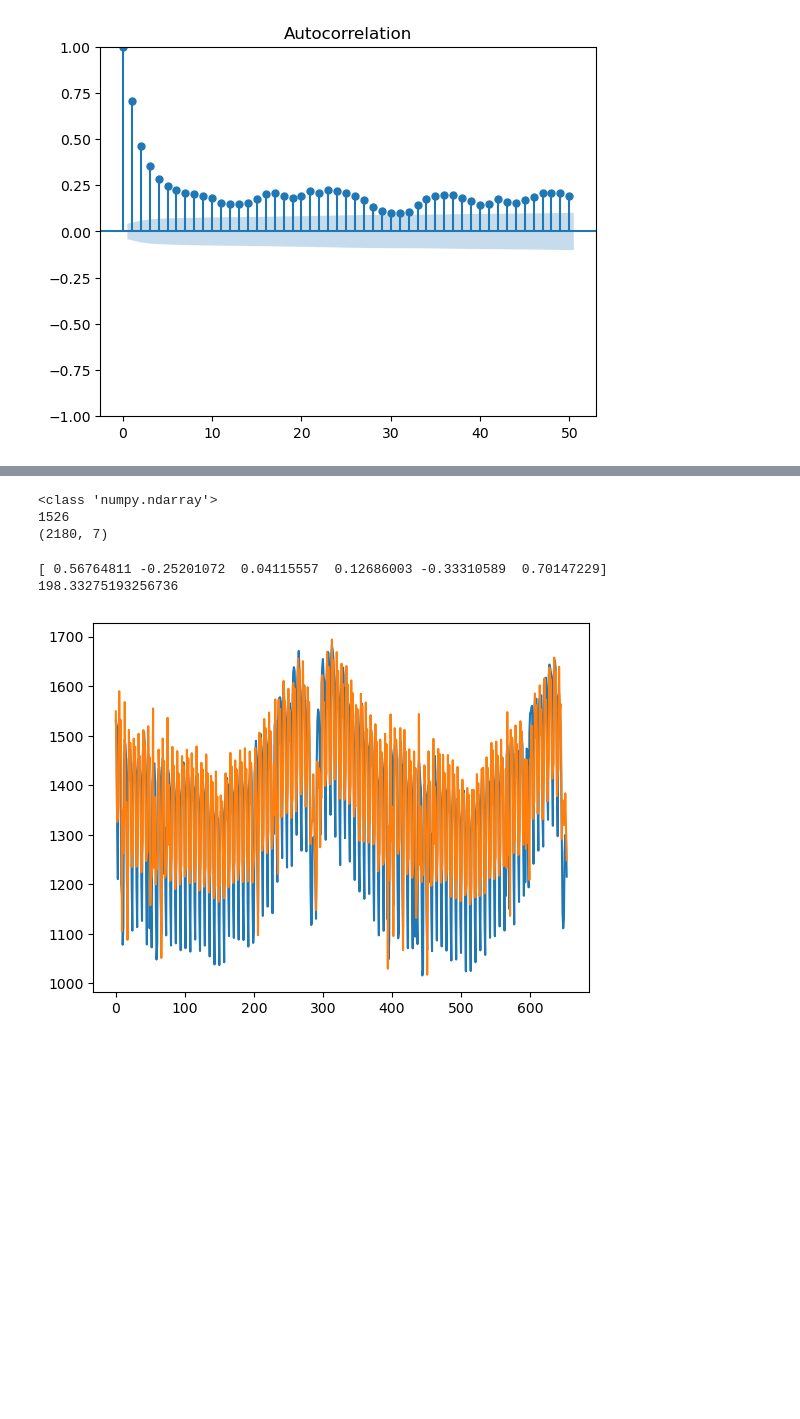
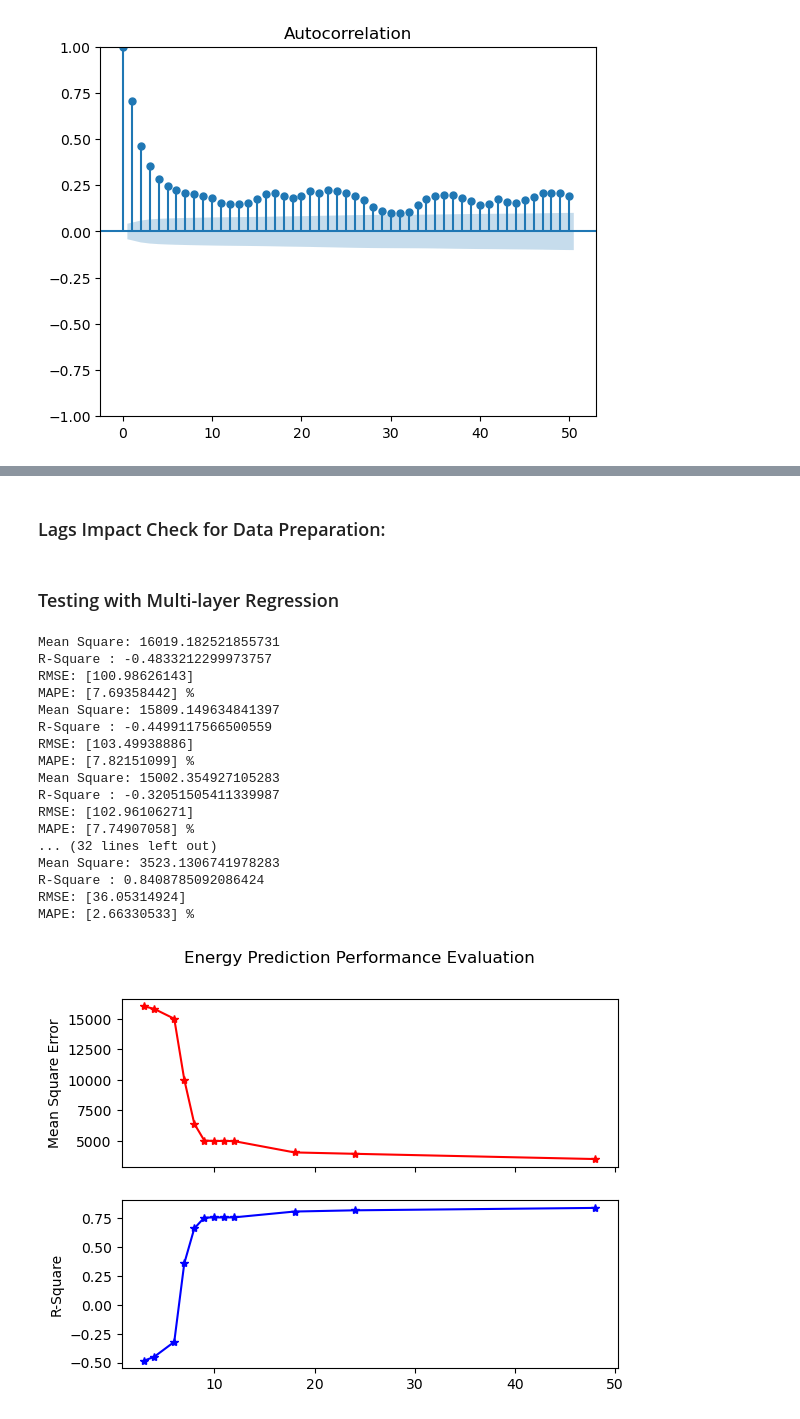
Before and after one commit to krishna0890227/CdeAR, a Jupyter notebook: Forecasting_and_Analysis.ipynb, the cells around one changed output, grey strips where cells are left out. Cells and saved outputs as stored; diff of their text form; code cells hidden in the pictures; blank space fills up the shorter version.

```diff
--- a/Forecasting_and_Analysis.ipynb
+++ b/Forecasting_and_Analysis.ipynb
@@ -227,3 +530,5 @@ plot_acf(series, lags=50)
+# %% [markdown]
+###  Lags Impact Check for Data Preparation:
 # %%
 def convertToSeries(input_series, lookback):
     matrix_load=[]
@@ -244,26 +547,55 @@ def Train_test_split(input_matrix, ratio):
     return X_train, y_train, X_test, y_test
 # %%
 input_vector=Pearson_df["Consumption"].values
-print(type(input_vector))
-matrix_array =convertToSeries(input_vector, 7)
-X_train, y_train, X_test, y_test= Train_test_split(matrix_array, 0.7)
+
+def MultiRegressionModel(X_train, y_train, X_test, y_test):
+    reg = LinearRegression().fit(X_train, y_train)
+    y_test= y_test.reshape(-1,1)
+    y_pred=reg.predict(np.array(X_test))
+    mean_square, R_square, rmse, mape = EvaluationMetrics(y_test, y_pred)
+    print("Mean Square:", mean_square)
+    print("R-Square :", R_square)
+    print("RMSE:", rmse)
+    print("MAPE:", mape, "%")
+    return y_test, y_pred, mean_square, R_square
+
+
+def BestLagsPerformanceTest(lags, Model):
+    lags_mean=[]
+    lags_Rsquare =[]
+    for lag in lags:
+        matrix_array = convertToSeries(input_vector, lag)
+        X_train, y_train, X_test, y_test= Train_test_split(matrix_array, 0.7)
+        y_test, y_pred, mean_val, r_val = Model(X_train, y_train, X_test, y_test)
+        lags_mean.append(mean_val)
+        lags_Rsquare.append(r_val)
+    fig, (ax1, ax2) = plt.subplots(2, sharex=True)
+    fig.suptitle('Energy Prediction Performance Evaluation ')
+    ax1.plot(lags, lags_mean, 'r-*')
+    ax1.set_ylabel('Mean Square Error')
+    ax2.plot(lags, lags_Rsquare,  'b-*')
+    ax2.set_ylabel('R-Square')
-# %% [output]
-<class 'numpy.ndarray'>
-1526
-(2180, 7)
+# %% [markdown]
+### Testing with Multi-layer Regression
 # %%
-from sklearn.linear_model import LinearRegression
-
-reg = LinearRegression().fit(X_train, y_train)
-print(reg.coef_)
-print(reg.intercept_)
-y_test= y_test.reshape(-1,1)
-y_pred=reg.predict(np.array(X_test))
-
-plt.plot(y_test, label='Actual')
-plt.plot(y_pred)
-plt.show()
+lags=[3, 4, 6, 7, 8, 9, 10, 11, 12, 18, 24, 48]
+BestLagsPerformanceTest(lags, MultiRegressionModel)
 # %% [output]
-[ 0.56764811 -0.25201072  0.04115557  0.12686003 -0.33310589  0.70147229]
-198.33275193256736
+Mean Square: 16019.182521855731
+R-Square : -0.4833212299973757
+RMSE: [100.98626143]
+MAPE: [7.69358442] %
+Mean Square: 15809.149634841397
+R-Square : -0.4499117566500559
+RMSE: [103.49938886]
+MAPE: [7.82151099] %
+Mean Square: 15002.354927105283
+R-Square : -0.32051505411339987
+RMSE: [102.96106271]
+MAPE: [7.74907058] %
+... (32 lines left out)
+Mean Square: 3523.1306741978283
+R-Square : 0.8408785092086424
+RMSE: [36.05314924]
+MAPE: [2.66330533] %
-[figure, old version]
+[figure, new version]
```
Also changed, not shown: parts of 86 cells of this notebook.
